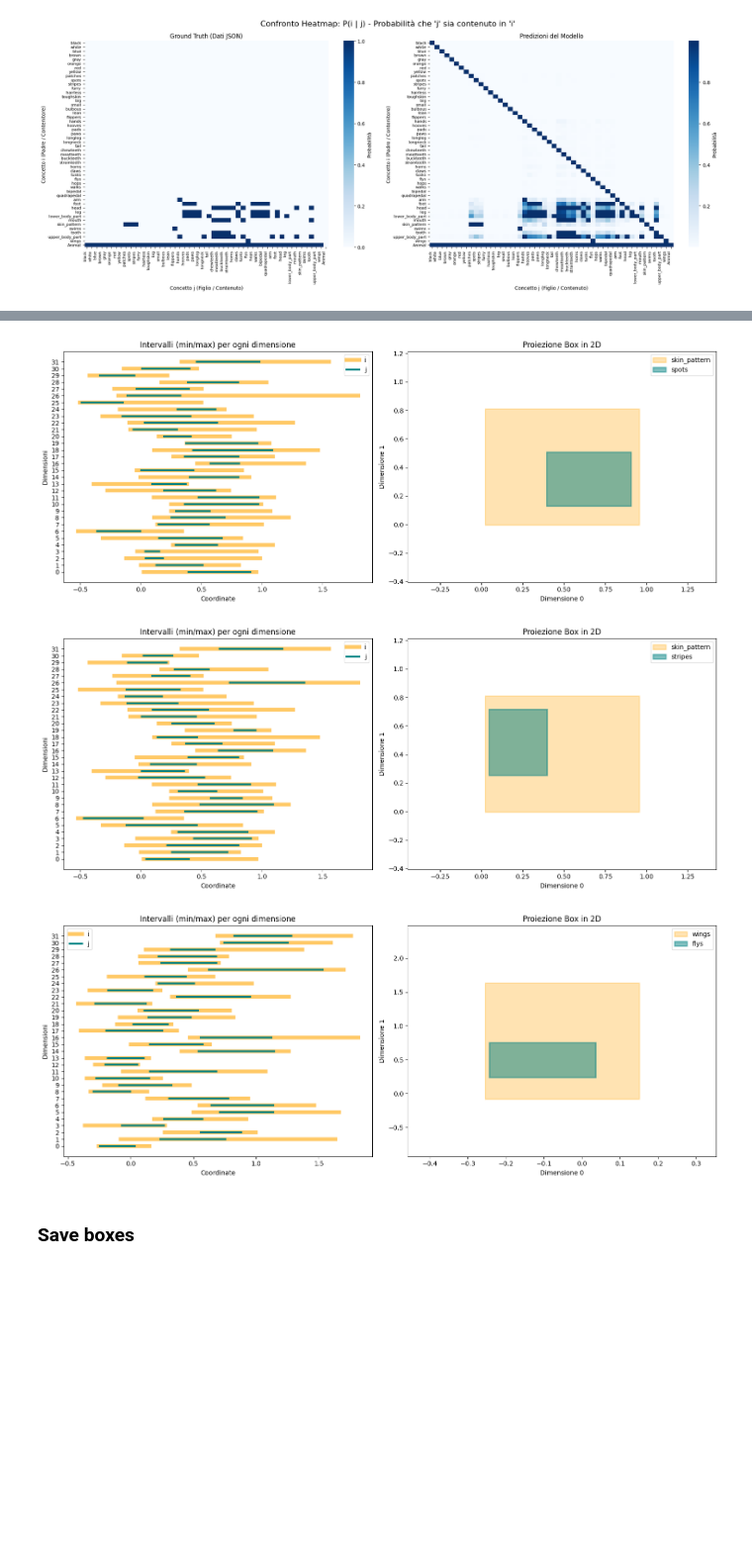
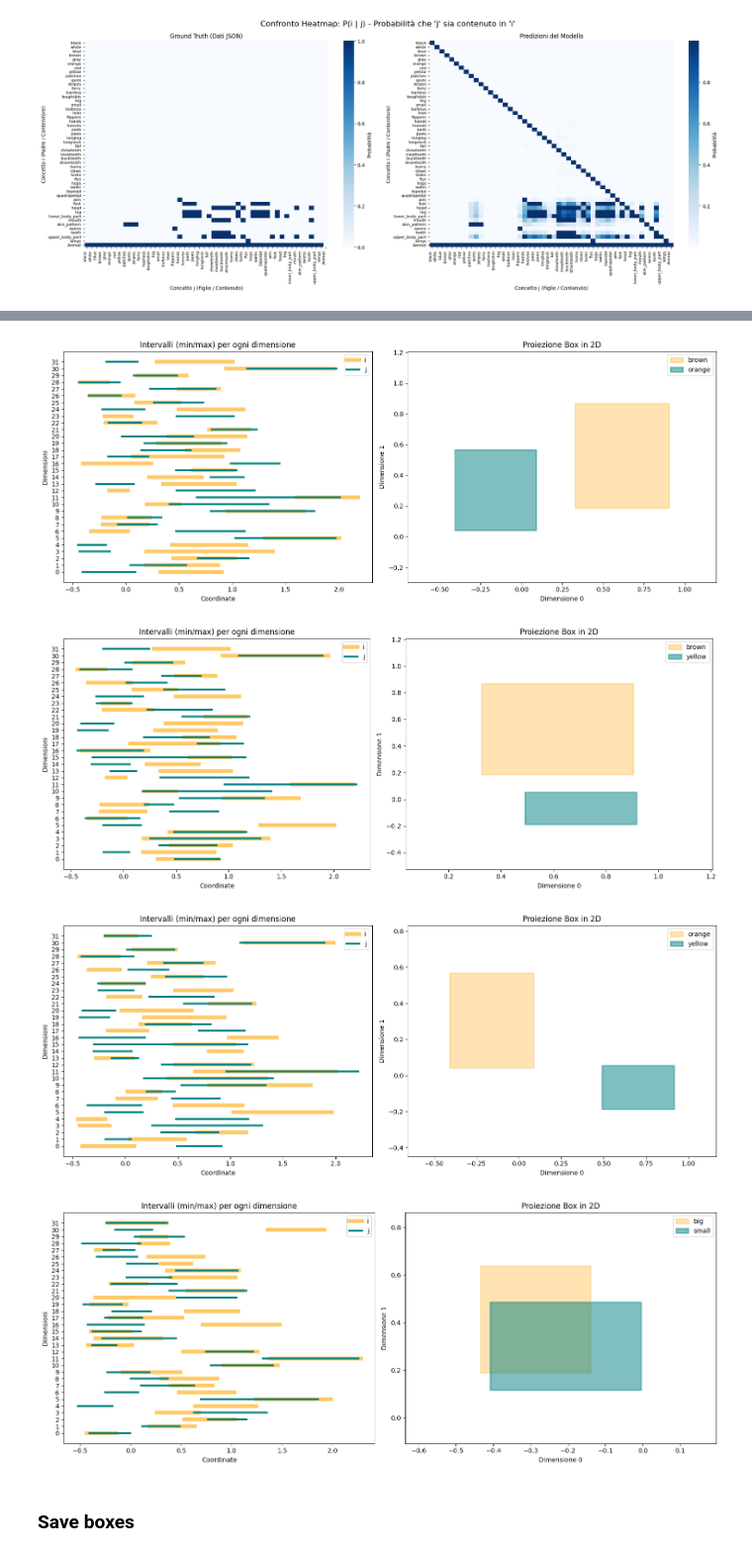
Before and after one commit to stefano-gamba/BoxEmbeddingCBM, a Jupyter notebook: notebooks/a-priori-boxes.ipynb, the cells around one changed output, grey strips where cells are left out. Shown at 99% size. Cells and saved outputs as stored; diff of their text form; code cells hidden in the pictures; blank space fills up the shorter version.

```diff
--- a/notebooks/a-priori-boxes.ipynb
+++ b/notebooks/a-priori-boxes.ipynb
@@ -78,13 +78,13 @@ from torch.optim import Adam
 
 LR = 0.05
 
-model = BoxHierarchyModel(num_concepts=len(concept2id), dim=32)
-optimizer = Adam(model.parameters(), lr=LR)
+box_model = BoxHierarchyModel(num_concepts=len(concept2id), dim=32)
+optimizer = Adam(box_model.parameters(), lr=LR)
 criterion = nn.BCELoss() # Binary Cross Entropy
 # %% [output]
 AllenNLP not available. Registrable won't work.
 # %%
-train_box(model, optimizer, criterion, dataset, concept2id, id2concept)
+train_box(box_model, optimizer, criterion, dataset, concept2id, id2concept)
 # %% [output]
 Trovati 50 concetti unici e 583 relazioni supervisionate.
 
@@ -119,11 +119,13 @@ visualize_all_boxes_2d(model, id2concept, dim_x=0, dim_y=1)
 # %%
-visualize_concept_hierarchy(model, id2concept, concept2id, "skin_pattern", "spots")
-visualize_concept_hierarchy(model, id2concept, concept2id, "skin_pattern", "stripes")
-visualize_concept_hierarchy(model, id2concept, concept2id, "wings", "flys")
+visualize_concept_hierarchy(box_model, id2concept, concept2id, "brown", "orange")
+visualize_concept_hierarchy(box_model, id2concept, concept2id, "brown", "yellow")
+visualize_concept_hierarchy(box_model, id2concept, concept2id, "orange", "yellow")
+visualize_concept_hierarchy(box_model, id2concept, concept2id, "big", "small")
 # %% [output]
-[figure, old version]
+[figure, new version]
-[figure, old version]
+[figure, new version]
-[figure, old version]
+[figure, new version]
+[figure, added]
 # %% [markdown]
 ### Save boxes
 # %%
```
Also changed, not shown: parts of 26 cells of this notebook, 3 other files.
